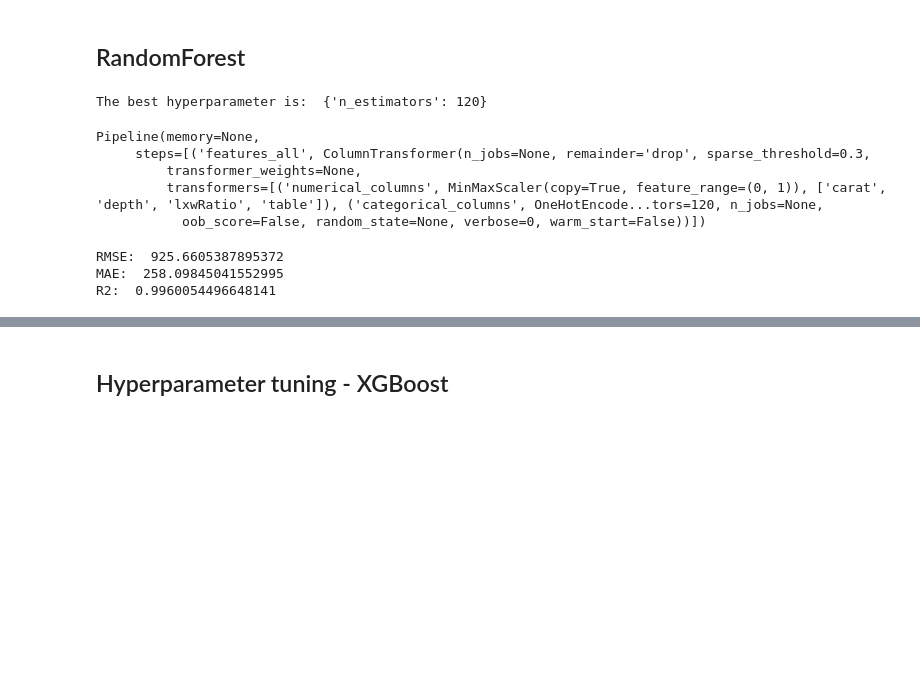
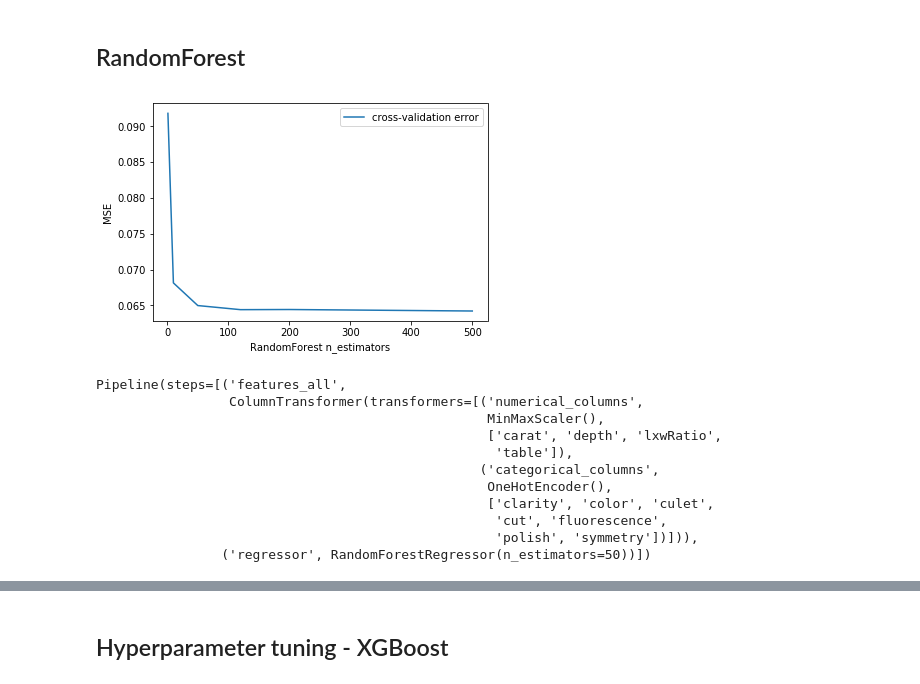
Before and after one commit to Yvonnejyy/diamondPricePrediction, a Jupyter notebook: notebook/Capstone Project - Diamond Price Prediction.ipynb, the cells around one changed output, grey strips where cells are left out. Drawn from its saved outputs; the diff is of its cells as text; code cells hidden in the pictures; blank space fills up the shorter version.

```diff
--- a/notebook/Capstone Project - Diamond Price Prediction.ipynb
+++ b/notebook/Capstone Project - Diamond Price Prediction.ipynb
@@ -369,13 +358,3 @@ plt.legend(loc='upper right');
-# %%
-param_grid = {'n_neighbors': range(1,101,5)}
-gs_knn = GridSearchCV(KNeighborsRegressor(),param_grid, scoring = 'neg_mean_absolute_error', cv=5, n_jobs=2)
-pipe_knn = Pipeline([
-    ('features_all', features_all),
-    ('gs_knn', gs_knn)
-])
-pipe_knn.fit(gs_X, gs_Y)
-
-print("The best hyperparameter is: ", gs_knn.best_params_)
 # %%
 from sklearn.neighbors import KNeighborsRegressor
 reg_knn = KNeighborsRegressor(n_neighbors = 1)
@@ -415,19 +390,32 @@ R2:  0.9714759332806516
 # %% [markdown]
 ## RandomForest
-# %%
-param_grid = {'n_estimators': range(50,150,10)}
-gs_forest = GridSearchCV(ensemble.RandomForestRegressor(),param_grid, scoring = 'neg_mean_absolute_error', cv=5, n_jobs=2)
-pipe_forest = Pipeline([
-    ('features_all', features_all),
-    ('gs_sgb', gs_forest)
-])
-pipe_forest.fit(gs_X,gs_Y)
-
-print("The best hyperparameter is: ", gs_forest.best_params_)
-# %% [output]
-The best hyperparameter is:  {'n_estimators': 120}
+# %%
+cv_test_errors_forest = []
+n_estimators = [1,10,50,120,200,500]
+
+for i in n_estimators:
+    pipe_forest = Pipeline([
+    ('features_all', features_all),
+    ('knn', ensemble.RandomForestRegressor(n_estimators = i))
+    ])
+    est = pipe_forest
+    cv_test_error = -cross_val_score(
+        est,
+        gs_X,
+        gs_Y,
+        cv=3,
+        scoring='neg_mean_absolute_error'
+    )
+    cv_test_errors_forest.append(cv_test_error.mean())
+# %%
+plt.plot(n_estimators, cv_test_errors_forest, label='cross-validation error')
+plt.xlabel('RandomForest n_estimators')
+plt.ylabel('MSE')
+plt.legend(loc='upper right');
+# %% [output]
+[figure, added]
 # %%
-reg_forest = ensemble.RandomForestRegressor(n_estimators = 120)
+reg_forest = ensemble.RandomForestRegressor(n_estimators = 50)
 
 model_forest = Pipeline([
     ('features_all', features_all),
@@ -436,21 +424,17 @@ model_forest = Pipeline([
 
 model_forest.fit(train_X,train_Y)
 # %% [output]
-Pipeline(memory=None,
-     steps=[('features_all', ColumnTransformer(n_jobs=None, remainder='drop', sparse_threshold=0.3,
-         transformer_weights=None,
-         transformers=[('numerical_columns', MinMaxScaler(copy=True, feature_range=(0, 1)), ['carat', 'depth', 'lxwRatio', 'table']), ('categorical_columns', OneHotEncode...tors=120, n_jobs=None,
-           oob_score=False, random_state=None, verbose=0, warm_start=False))])
+Pipeline(steps=[('features_all',
+                 ColumnTransformer(transformers=[('numerical_columns',
+                                                  MinMaxScaler(),
+                                                  ['carat', 'depth', 'lxwRatio',
+                                                   'table']),
+                                                 ('categorical_columns',
+                                                  OneHotEncoder(),
+                                                  ['clarity', 'color', 'culet',
+                                                   'cut', 'fluorescence',
+                                                   'polish', 'symmetry'])])),
+                ('regressor', RandomForestRegressor(n_estimators=50))])
-# %%
-train_Y_pred = model_forest.predict(train_X)
-#Print out RMSE, MAE and R^2
-print('RMSE: ', np.sqrt(mean_squared_error(train_Y, train_Y_pred)))
-print('MAE: ', mean_absolute_error(train_Y, train_Y_pred))
-print('R2: ', r2_score(train_Y, train_Y_pred))
-# %% [output]
-RMSE:  925.6605387895372
-MAE:  258.09845041552995
-R2:  0.9960054496648141
 # %%
 test_Y_pred_forest = model_forest.predict(test_X)
 #Print out RMSE, MAE and R^2
```
Also changed, not shown: parts of 55 cells of this notebook.
